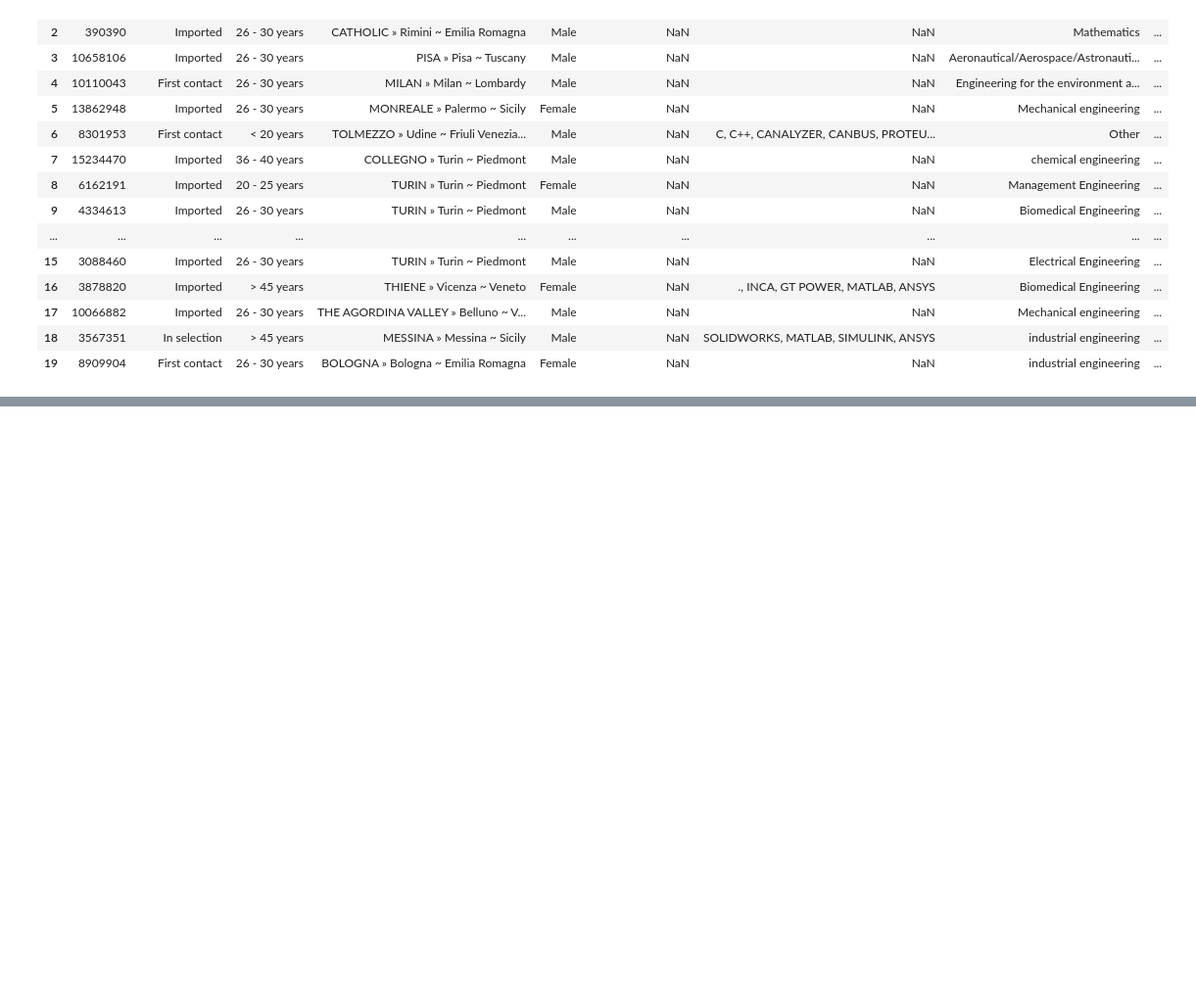
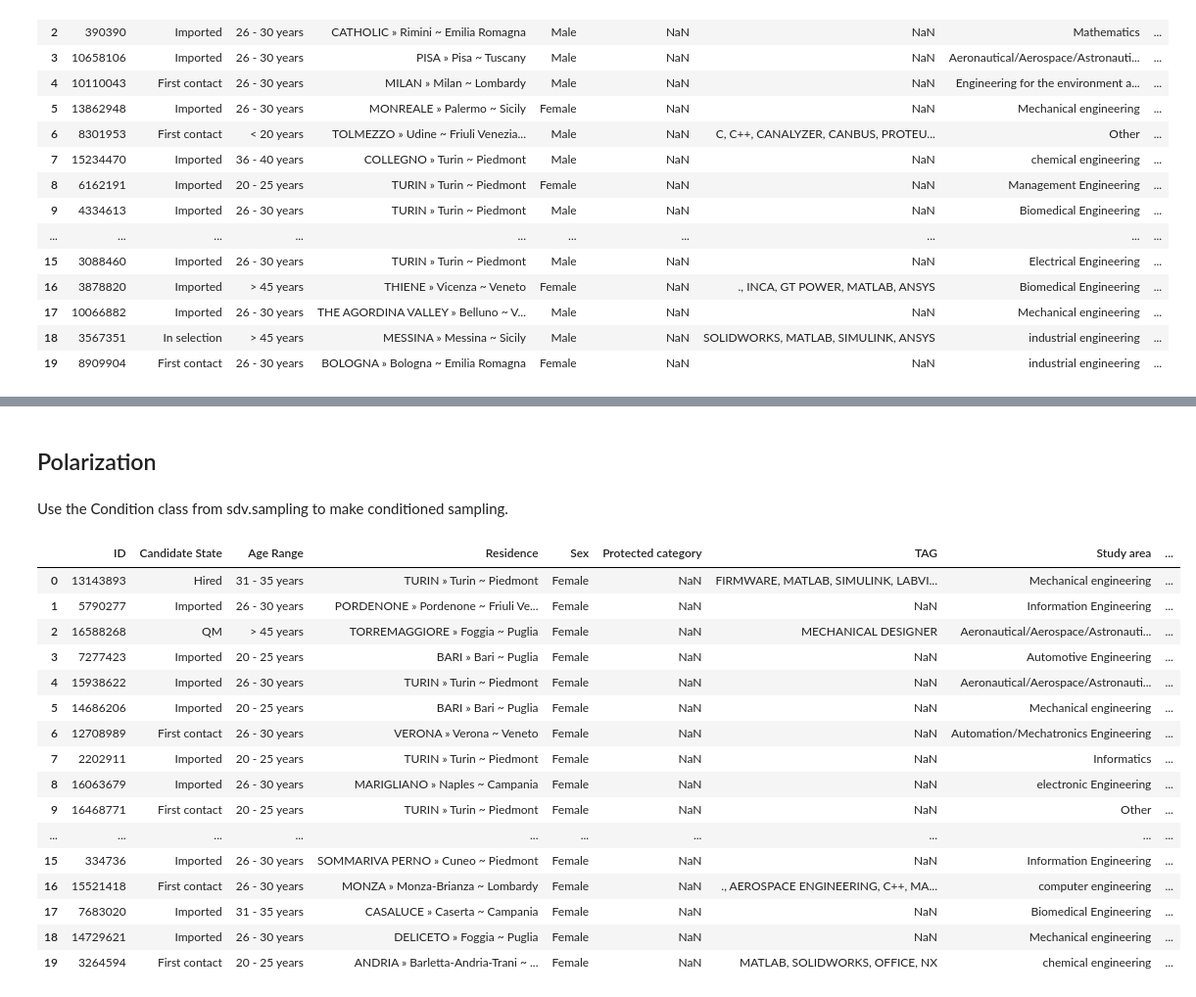
Before and after one commit to tancredibosi/AIII_synthetic_dataset, a Jupyter notebook: prova_tancre.ipynb, the cells around one changed output, grey strips where cells are left out. Shown at 98% size. Cells and saved outputs as stored; diff of their text form; code cells hidden in the pictures; blank space fills up the shorter version.

```diff
--- a/prova_tancre.ipynb
+++ b/prova_tancre.ipynb
@@ -381,0 +448,38 @@ for col in columns_to_plot:
+# %% [markdown]
+## Polarization
+# %% [markdown]
+Use the Condition class from sdv.sampling to make conditioned sampling.
+# %%
+from sdv.sampling import Condition
+
+# Define the condition for Sex column (e.g., only for 'Female')
+condition_sex = Condition(
+    num_rows=500,
+    column_values={'Sex': 'Female'}
+)
+
+# Generate synthetic data using the condition on Sex
+synthetic_data_conditioned = synthesizer.sample_from_conditions(
+    conditions=[condition_sex]
+)
+
+# Preview the conditioned synthetic data
+synthetic_data_conditioned.head(20)
+# %% [output]
+|  | ID | Candidate State | Age Range | Residence | Sex | Protected category | TAG | Study area | ... |
+| 0 | 13143893 | Hired | 31 - 35 years | TURIN » Turin ~ Piedmont | Female | NaN | FIRMWARE, MATLAB, SIMULINK, LABVI... | Mechanical engineering | ... |
+| 1 | 5790277 | Imported | 26 - 30 years | PORDENONE » Pordenone ~ Friuli Ve... | Female | NaN | NaN | Information Engineering | ... |
+| 2 | 16588268 | QM | > 45 years | TORREMAGGIORE » Foggia ~ Puglia | Female | NaN | MECHANICAL DESIGNER | Aeronautical/Aerospace/Astronauti... | ... |
+| 3 | 7277423 | Imported | 20 - 25 years | BARI » Bari ~ Puglia | Female | NaN | NaN | Automotive Engineering | ... |
+| 4 | 15938622 | Imported | 26 - 30 years | TURIN » Turin ~ Piedmont | Female | NaN | NaN | Aeronautical/Aerospace/Astronauti... | ... |
+| 5 | 14686206 | Imported | 20 - 25 years | BARI » Bari ~ Puglia | Female | NaN | NaN | Mechanical engineering | ... |
+| 6 | 12708989 | First contact | 26 - 30 years | VERONA » Verona ~ Veneto | Female | NaN | NaN | Automation/Mechatronics Engineering | ... |
+| 7 | 2202911 | Imported | 20 - 25 years | TURIN » Turin ~ Piedmont | Female | NaN | NaN | Informatics | ... |
+| 8 | 16063679 | Imported | 26 - 30 years | MARIGLIANO » Naples ~ Campania | Female | NaN | NaN | electronic Engineering | ... |
+| 9 | 16468771 | First contact | 20 - 25 years | TURIN » Turin ~ Piedmont | Female | NaN | NaN | Other | ... |
+| ... | ... | ... | ... | ... | ... | ... | ... | ... | ... |
+| 15 | 334736 | Imported | 26 - 30 years | SOMMARIVA PERNO » Cuneo ~ Piedmont | Female | NaN | NaN | Information Engineering | ... |
+| 16 | 15521418 | First contact | 26 - 30 years | MONZA » Monza-Brianza ~ Lombardy | Female | NaN | ., AEROSPACE ENGINEERING, C++, MA... | computer engineering | ... |
+| 17 | 7683020 | Imported | 31 - 35 years | CASALUCE » Caserta ~ Campania | Female | NaN | NaN | Biomedical Engineering | ... |
+| 18 | 14729621 | Imported | 26 - 30 years | DELICETO » Foggia ~ Puglia | Female | NaN | NaN | Mechanical engineering | ... |
+| 19 | 3264594 | First contact | 20 - 25 years | ANDRIA » Barletta-Andria-Trani ~ ... | Female | NaN | MATLAB, SOLIDWORKS, OFFICE, NX | chemical engineering | ... |
```
Also changed, not shown: parts of 6 cells of this notebook.
